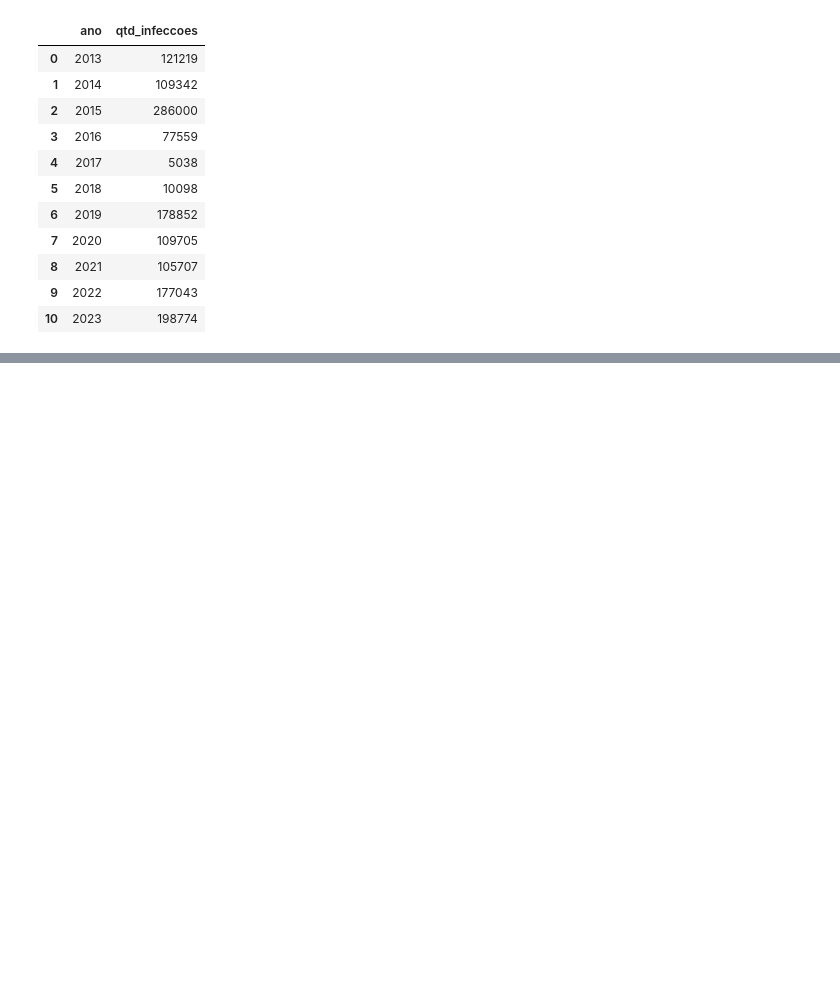
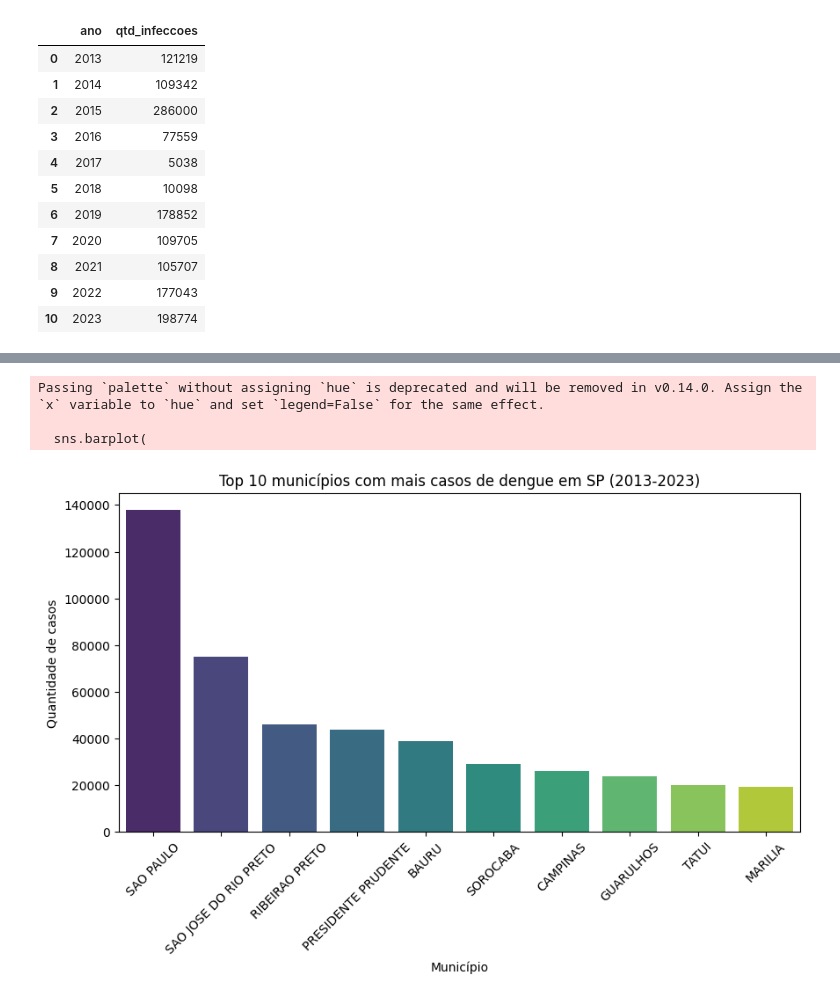
Before and after one commit to AleLucasG/Pos_Tech_FIAP_Data_Analytics, a Jupyter notebook: 01-data-analytics/handson/handson-01-analise-dados-storytelling/Desafio - Análise de Dados e Storytelling.ipynb, the cells around one changed output, grey strips where cells are left out. Cells and saved outputs as stored; diff of their text form; code cells hidden in the pictures; blank space fills up the shorter version.

```diff
--- a/01-data-analytics/handson/handson-01-analise-dados-storytelling/Desafio - Análise de Dados e Storytelling.ipynb
+++ b/01-data-analytics/handson/handson-01-analise-dados-storytelling/Desafio - Análise de Dados e Storytelling.ipynb
@@ -123,0 +197,9 @@ plt.show()
+# %%
+# Soma total por município (SP)
+municipios_total_sp = df_sp.groupby('municipio')['qtd_infeccoes'].sum().reset_index()
+
+# Ordena do maior para o menor
+municipios_total_sp = municipios_total_sp.sort_values(by='qtd_infeccoes', ascending=False)
+
+# Visualiza
+municipios_total_sp.head()
@@ -123,0 +213,4 @@ plt.show()
+# %%
+top10_municipios = municipios_total_sp.head(10)
+
+top10_municipios
@@ -123,0 +229,25 @@ plt.show()
+# %%
+# Cria gráfico de barras dos top 10 municípios
+plt.figure(figsize=(10, 5))
+
+sns.barplot(
+    data=top10_municipios,
+    x ='municipio',
+    y ='qtd_infeccoes',
+    palette ='viridis'
+)
+
+# Rotaciona nomes das cidades
+plt.xticks(rotation = 45)
+
+# Títulos
+plt.title('Top 10 municípios com mais casos de dengue em SP (2013-2023)')
+plt.xlabel('Município')
+plt.ylabel('Quantidade de casos')
+
+plt.show()
+# %% [output]
+Passing `palette` without assigning `hue` is deprecated and will be removed in v0.14.0. Assign the `x` variable to `hue` and set `legend=False` for the same effect.
+
+  sns.barplot(
+[figure, added]
```
Also changed, not shown: parts of 13 cells of this notebook.
